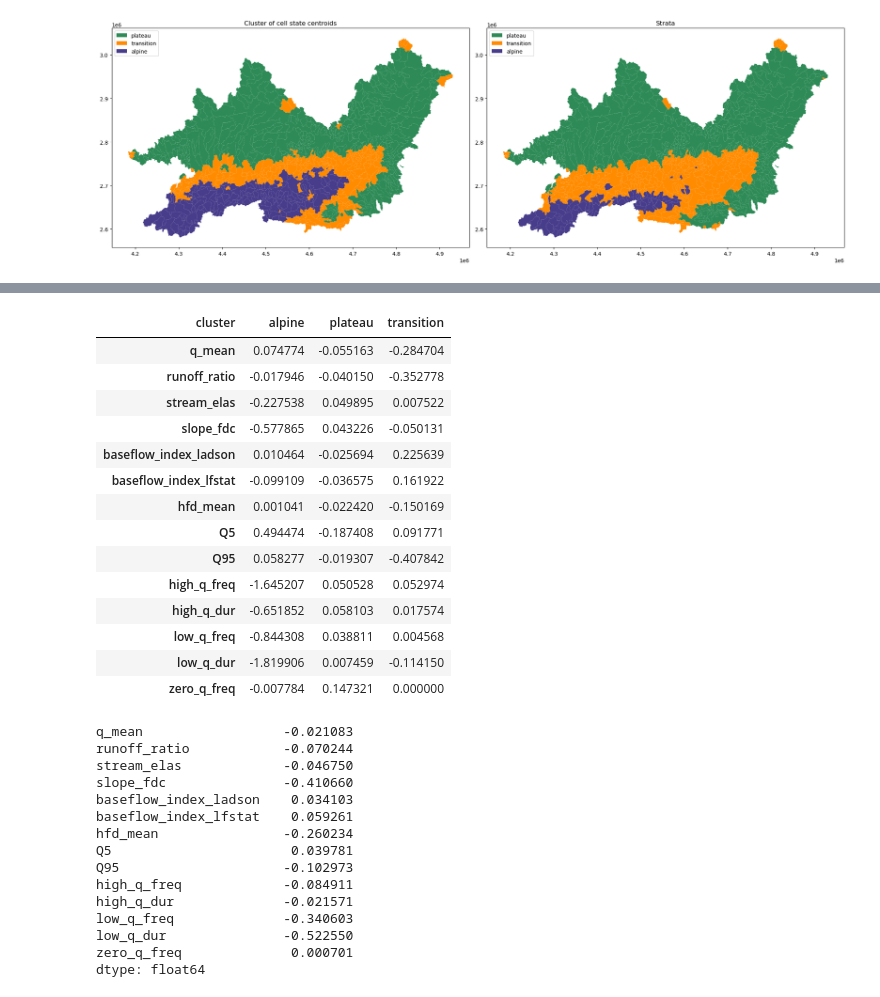
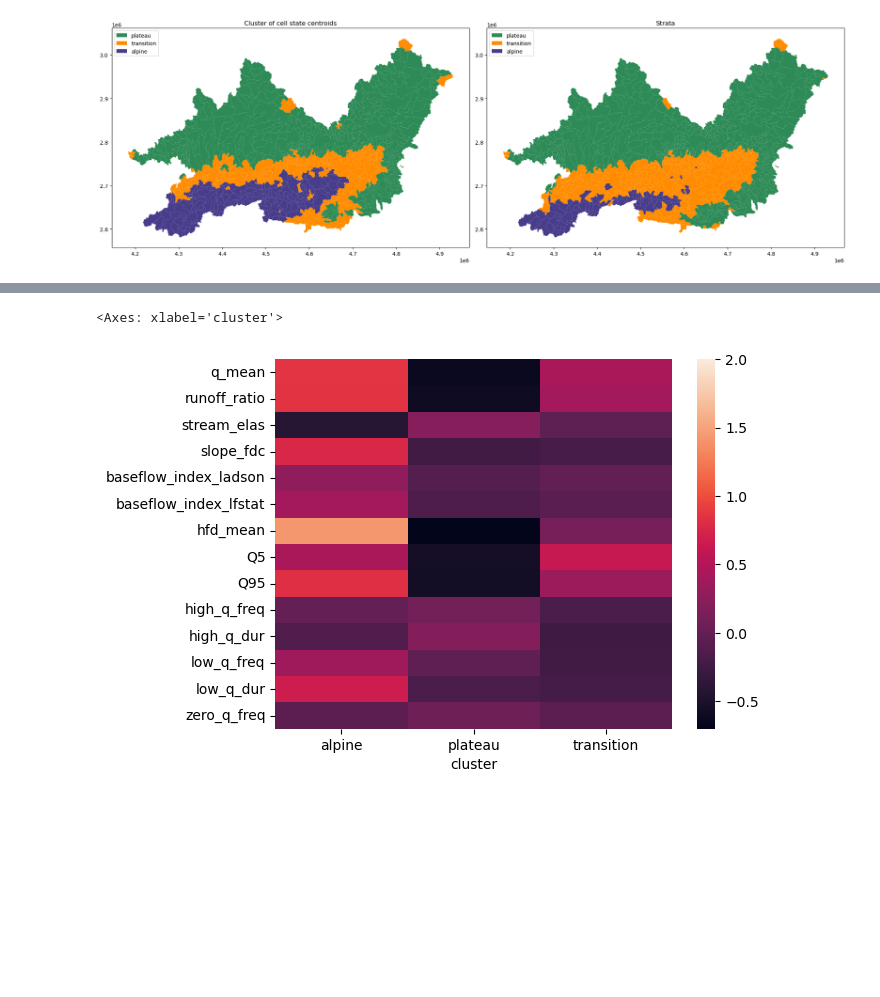
Before and after one commit to tripleUU-U/lamah-ce_lstm, a Jupyter notebook: analysis/CSA/cell_state_analysis.ipynb, the cells around one changed output, grey strips where cells are left out. Saved outputs shown, nothing was run; the diff lists cells and outputs as text; code cells hidden in the pictures; blank space fills up the shorter version.

```diff
--- a/analysis/CSA/cell_state_analysis.ipynb
+++ b/analysis/CSA/cell_state_analysis.ipynb
@@ -367,36 +281,8 @@ sns.heatmap(ax=axs[1], data = scaled_hy_id.groupby(lamah_gdf["cluster"]).var().t
-# %%
-scaled_hy_id.groupby(lamah_gdf.cluster).var().transpose() - scaled_hy_id.groupby(lamah_gdf.strata).var().transpose()
-# %% [output]
-| cluster | alpine | plateau | transition |
-| q_mean | 0.074774 | -0.055163 | -0.284704 |
-| runoff_ratio | -0.017946 | -0.040150 | -0.352778 |
-| stream_elas | -0.227538 | 0.049895 | 0.007522 |
-| slope_fdc | -0.577865 | 0.043226 | -0.050131 |
-| baseflow_index_ladson | 0.010464 | -0.025694 | 0.225639 |
-| baseflow_index_lfstat | -0.099109 | -0.036575 | 0.161922 |
-| hfd_mean | 0.001041 | -0.022420 | -0.150169 |
-| Q5 | 0.494474 | -0.187408 | 0.091771 |
-| Q95 | 0.058277 | -0.019307 | -0.407842 |
-| high_q_freq | -1.645207 | 0.050528 | 0.052974 |
-| high_q_dur | -0.651852 | 0.058103 | 0.017574 |
-| low_q_freq | -0.844308 | 0.038811 | 0.004568 |
-| low_q_dur | -1.819906 | 0.007459 | -0.114150 |
-| zero_q_freq | -0.007784 | 0.147321 | 0.000000 |
-# %%
-scaled_hy_id.groupby(lamah_gdf.cluster).mean().transpose().var(axis=1) - scaled_hy_id.groupby(lamah_gdf.strata).mean().transpose().var(axis=1)
-# %% [output]
-q_mean                  -0.021083
-runoff_ratio            -0.070244
-stream_elas             -0.046750
-slope_fdc               -0.410660
-baseflow_index_ladson    0.034103
-baseflow_index_lfstat    0.059261
-hfd_mean                -0.260234
-Q5                       0.039781
-Q95                     -0.102973
-high_q_freq             -0.084911
-high_q_dur              -0.021571
-low_q_freq              -0.340603
-low_q_dur               -0.522550
-zero_q_freq              0.000701
-dtype: float64
+# %%
+# characterize new clusters?
+
+# Plot hy id and attributes in the strata.
+sns.heatmap(scaled_hy_id.groupby(by=lamah_gdf["cluster"]).mean().T, vmax=2)
+# %% [output]
+<Axes: xlabel='cluster'>
+[figure, added]
```
Also changed, not shown: parts of 23 cells of this notebook, 13 other files.
